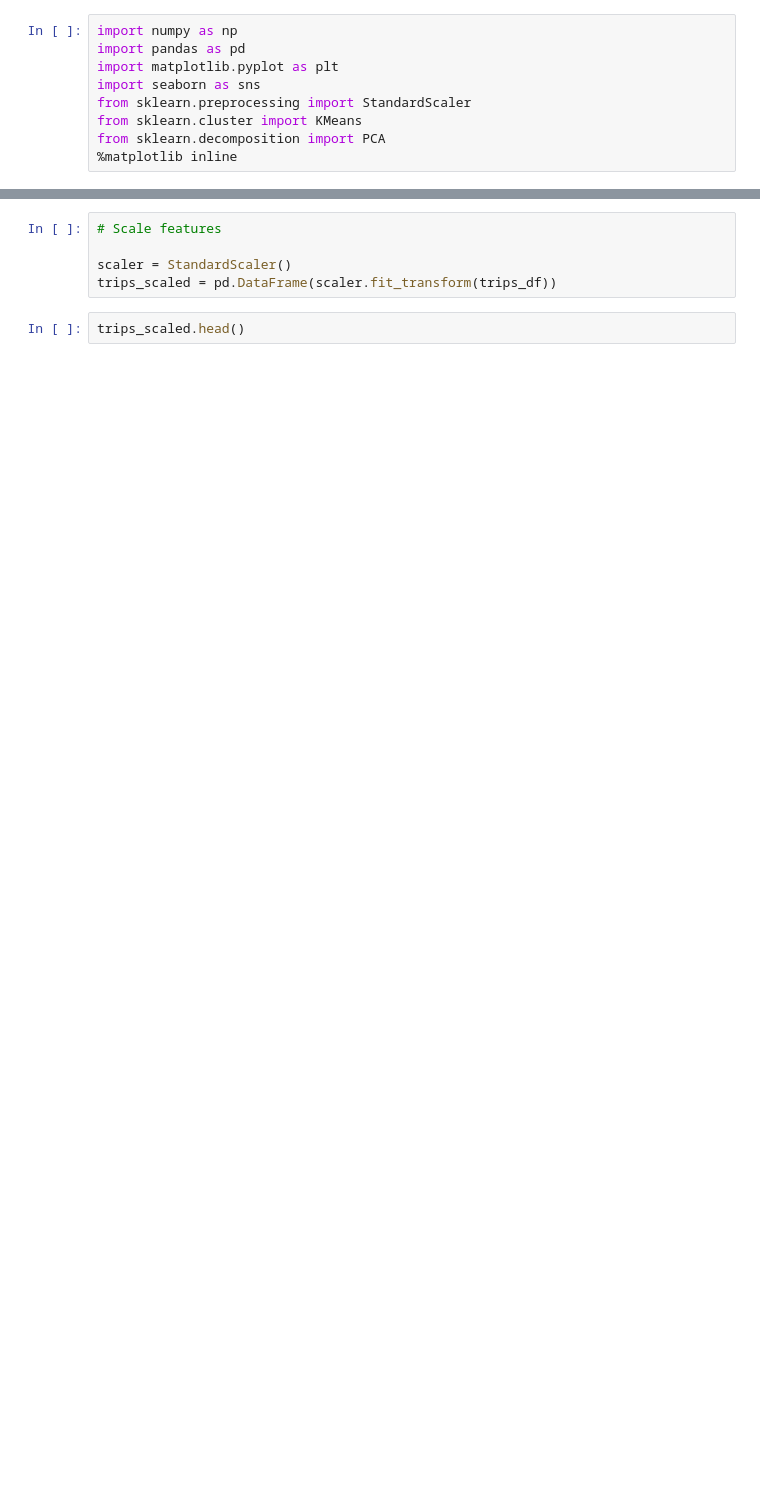
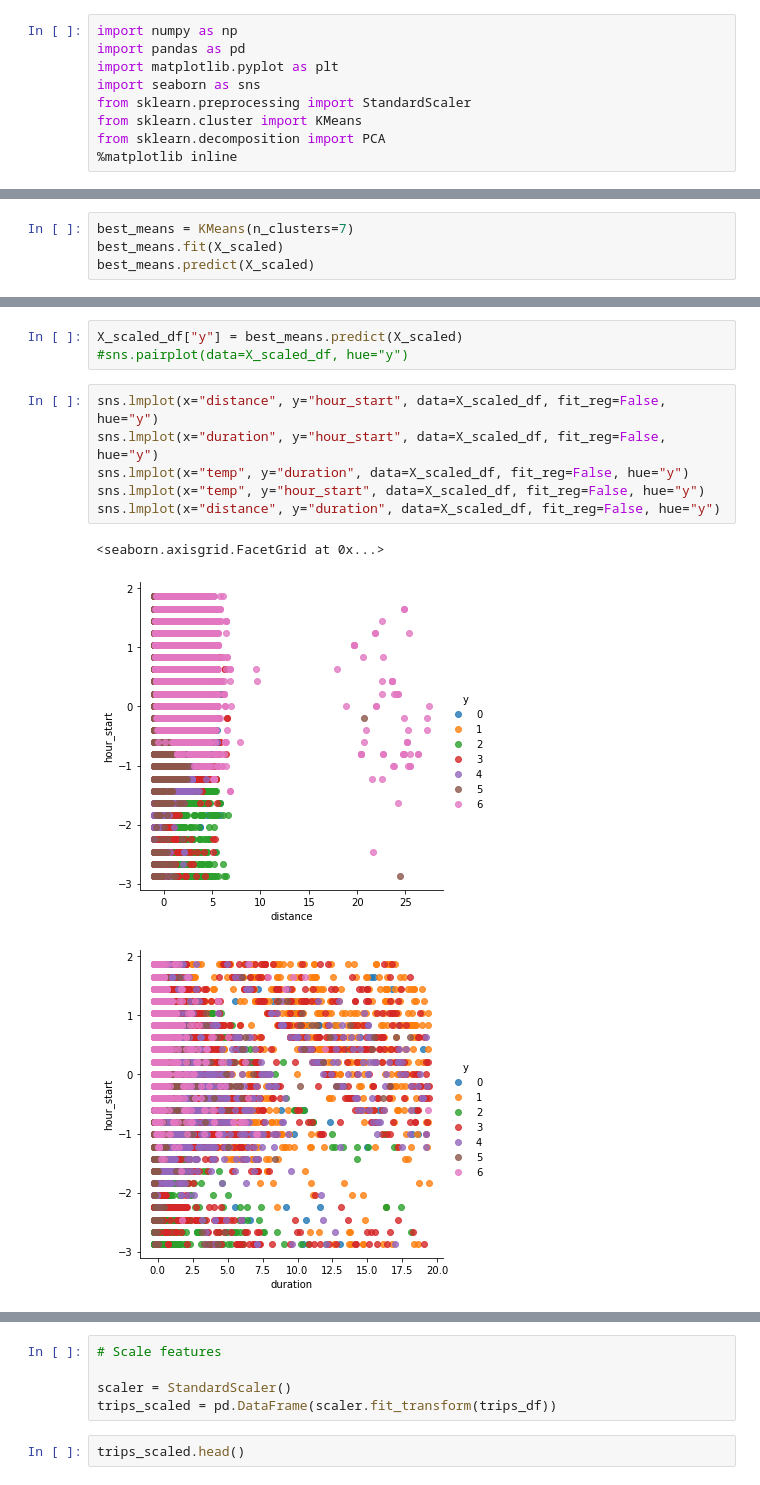
Before and after one commit to katekuian/aa_2021_magma, a Jupyter notebook: 03_cluster_analysis/01_cluster_trip_types.ipynb, the cells around one changed output, grey strips where cells are left out. Drawn from its saved outputs; the diff is of its cells as text; blank space fills up the shorter version.

Commit message:
Rename notebook and add cluster center inspection

```diff
--- a/03_cluster_analysis/01_cluster_trip_types.ipynb
+++ b/03_cluster_analysis/01_cluster_trip_types.ipynb
@@ -181,0 +91,4 @@ sns.lmplot(x="distance", y="duration", data=X, fit_reg=False, hue="cluster")
+# %%
+best_means = KMeans(n_clusters=7)
+best_means.fit(X_scaled)
+best_means.predict(X_scaled)
@@ -181,0 +128,13 @@ sns.lmplot(x="distance", y="duration", data=X, fit_reg=False, hue="cluster")
+# %%
+X_scaled_df["y"] = best_means.predict(X_scaled)
+#sns.pairplot(data=X_scaled_df, hue="y")
+# %%
+sns.lmplot(x="distance", y="hour_start", data=X_scaled_df, fit_reg=False, hue="y")
+sns.lmplot(x="duration", y="hour_start", data=X_scaled_df, fit_reg=False, hue="y")
+sns.lmplot(x="temp", y="duration", data=X_scaled_df, fit_reg=False, hue="y")
+sns.lmplot(x="temp", y="hour_start", data=X_scaled_df, fit_reg=False, hue="y")
+sns.lmplot(x="distance", y="duration", data=X_scaled_df, fit_reg=False, hue="y")
+# %% [output]
+<seaborn.axisgrid.FacetGrid at 0x...>
+[figure, added]
+[figure, added]
```
Also changed, not shown: parts of 43 cells of this notebook, 1 other file.
